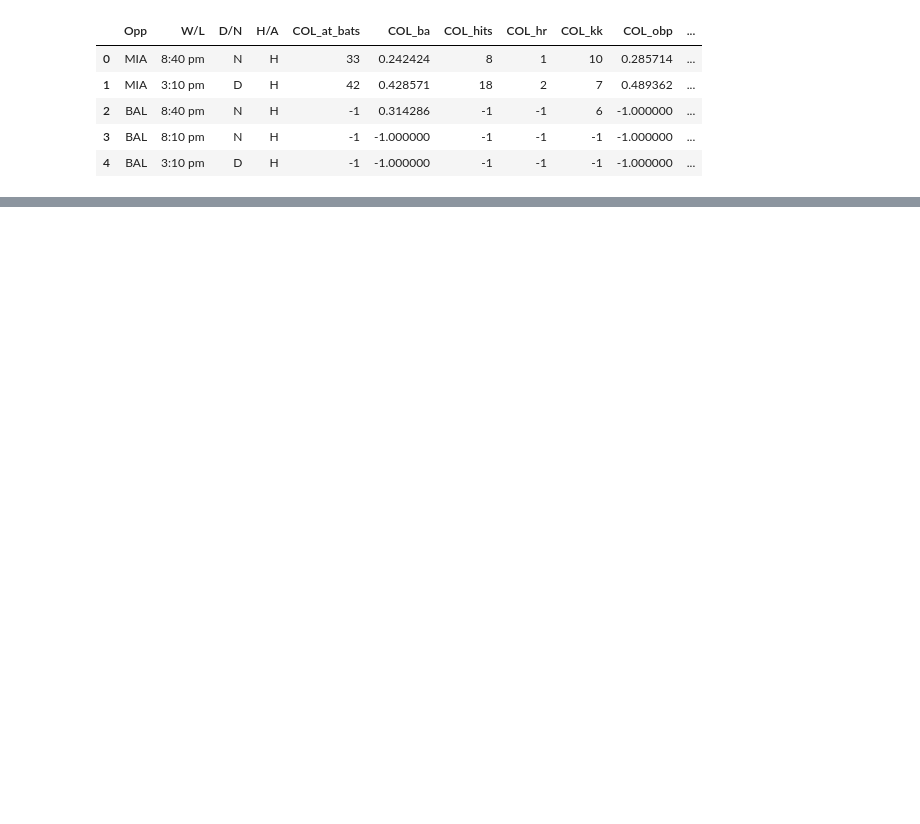
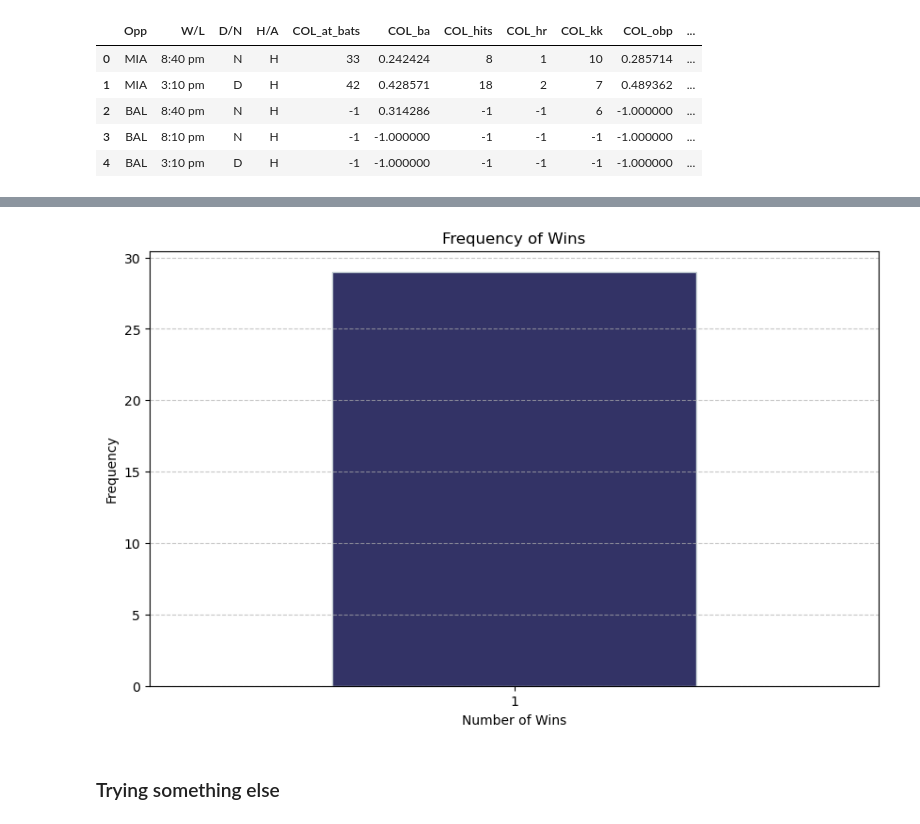
Before and after one commit to cassydm/rockies_moneyball_part-deux, a Jupyter notebook: Project 2/Cassy_ML.ipynb, the cells around one changed output, grey strips where cells are left out. Saved outputs shown, nothing was run; the diff lists cells and outputs as text; code cells hidden in the pictures; blank space fills up the shorter version.

```diff
--- a/Project 2/Cassy_ML.ipynb
+++ b/Project 2/Cassy_ML.ipynb
@@ -419,0 +469,19 @@ unplayed_df
+# %%
+
+# Calculate frequency of each win value
+win_counts = unplayed_df['W/L pred'].value_counts().sort_index()
+
+# Plotting
+plt.figure(figsize=(10, 6))
+win_counts.plot(kind='bar', color='#333366', edgecolor='#C4CED4')
+plt.title('Frequency of Wins')
+plt.xlabel('Number of Wins')
+plt.ylabel('Frequency')
+plt.xticks(rotation=0)  # Keep x-axis labels horizontal
+plt.grid(axis='y', linestyle='--', alpha=0.7)
+plt.savefig("Unplayed Games win predictions.png")
+plt.show()
+# %% [output]
+[figure, added]
+# %% [markdown]
+### Trying something else
```
Also changed, not shown: parts of 32 cells of this notebook, 6 other files.
